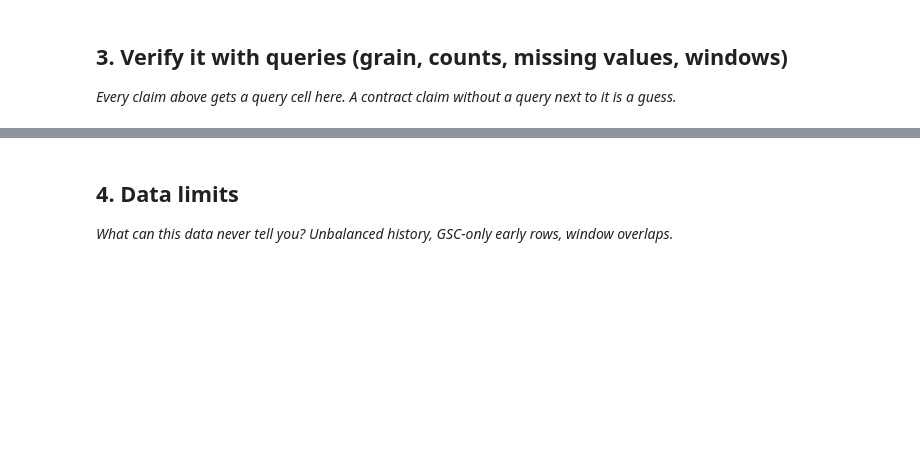
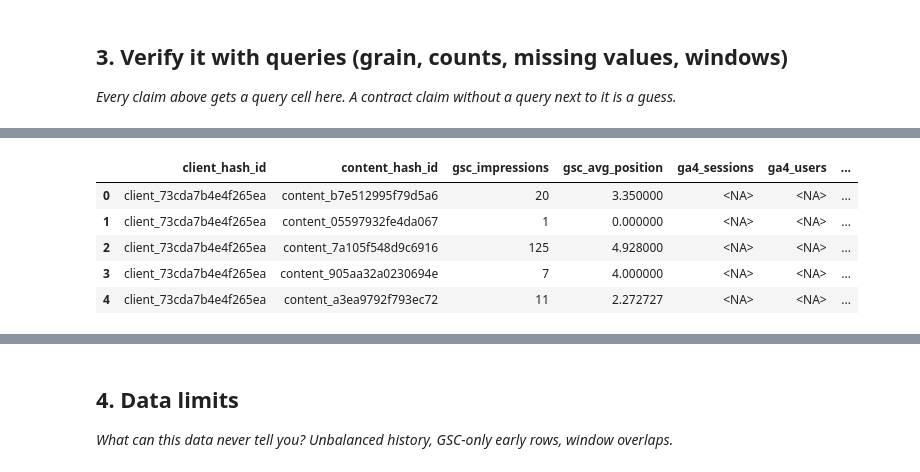
Before and after one commit to Rowan-ali/flyrank-ml-internship, a Jupyter notebook: work/notebooks/w03_data_contract.ipynb, the cells around one changed output, grey strips where cells are left out. Cells and saved outputs as stored; diff of their text form; code cells hidden in the pictures; blank space fills up the shorter version.

```diff
--- a/work/notebooks/w03_data_contract.ipynb
+++ b/work/notebooks/w03_data_contract.ipynb
@@ -29,0 +286,22 @@ This skeleton is yours to fill. Work the sections **in order** — each one has
+# %%
+feature_frame = con.sql(f"""
+SELECT
+    client_hash_id,
+    content_hash_id,
+    gsc_impressions,
+    gsc_avg_position,
+    ga4_sessions,
+    ga4_users,
+    ga4_engaged_sessions,
+    gsc_clicks
+FROM {MAR}
+""").df()
+
+feature_frame.head()
+# %% [output]
+|  | client_hash_id | content_hash_id | gsc_impressions | gsc_avg_position | ga4_sessions | ga4_users | ... |
+| 0 | client_73cda7b4e4f265ea | content_b7e512995f79d5a6 | 20 | 3.350000 | <NA> | <NA> | ... |
+| 1 | client_73cda7b4e4f265ea | content_05597932fe4da067 | 1 | 0.000000 | <NA> | <NA> | ... |
+| 2 | client_73cda7b4e4f265ea | content_7a105f548d9c6916 | 125 | 4.928000 | <NA> | <NA> | ... |
+| 3 | client_73cda7b4e4f265ea | content_905aa32a0230694e | 7 | 4.000000 | <NA> | <NA> | ... |
+| 4 | client_73cda7b4e4f265ea | content_a3ea9792f793ec72 | 11 | 2.272727 | <NA> | <NA> | ... |
```
Also changed, not shown: parts of 24 cells of this notebook.
